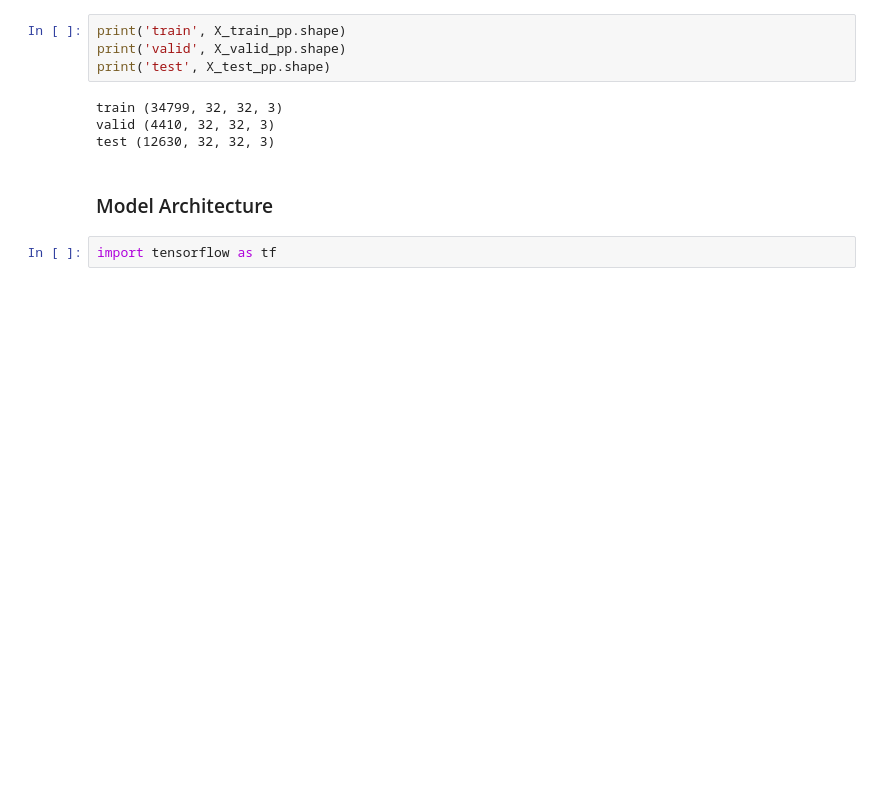
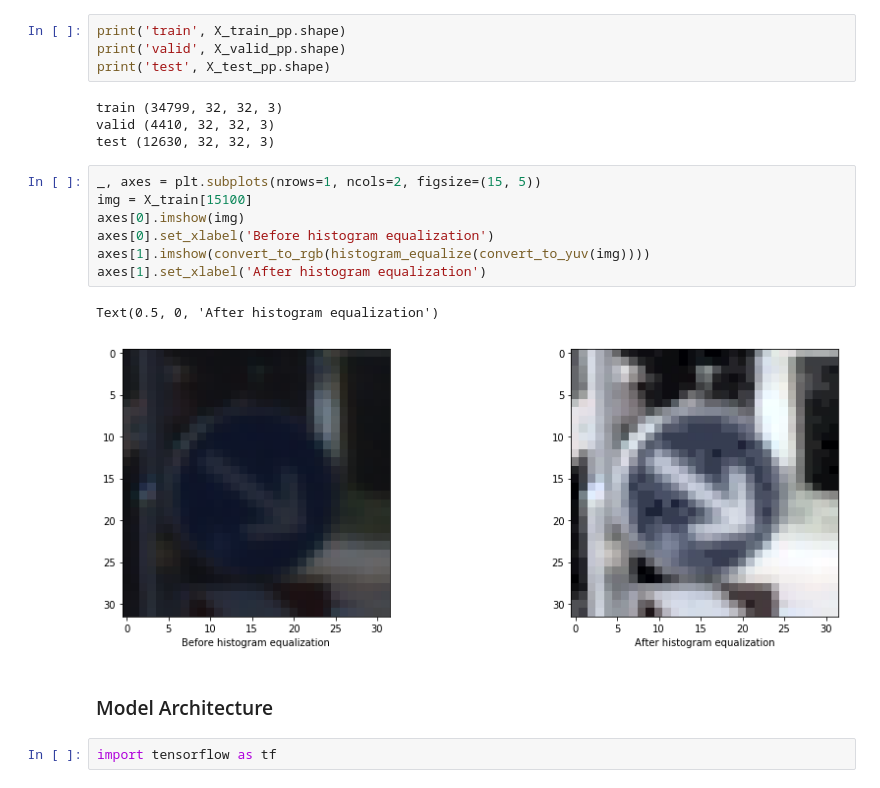
Before and after one commit to tdb-alcorn/CarND-Traffic-Sign-Classifier-Project, a Jupyter notebook: Traffic_Sign_Classifier.ipynb, the cells around one changed output. Cells and saved outputs as stored; diff of their text form; blank space fills up the shorter version.

```diff
--- a/Traffic_Sign_Classifier.ipynb
+++ b/Traffic_Sign_Classifier.ipynb
@@ -218,6 +224,16 @@ print('test', X_test_pp.shape)
 train (34799, 32, 32, 3)
 valid (4410, 32, 32, 3)
 test (12630, 32, 32, 3)
+# %%
+_, axes = plt.subplots(nrows=1, ncols=2, figsize=(15, 5))
+img = X_train[15100]
+axes[0].imshow(img)
+axes[0].set_xlabel('Before histogram equalization')
+axes[1].imshow(convert_to_rgb(histogram_equalize(convert_to_yuv(img))))
+axes[1].set_xlabel('After histogram equalization')
+# %% [output]
+Text(0.5, 0, 'After histogram equalization')
+[figure, added]
 # %% [markdown]
 ### Model Architecture
 # %%
```
Also changed, not shown: parts of 18 cells of this notebook, 11 other files.
